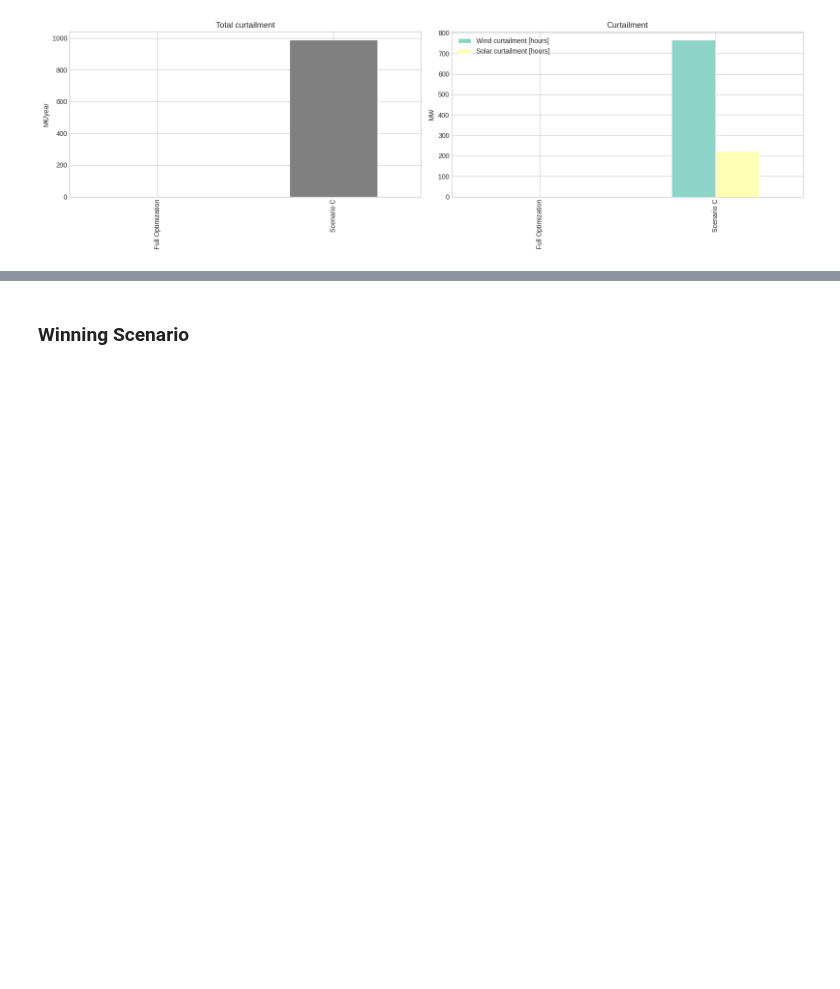
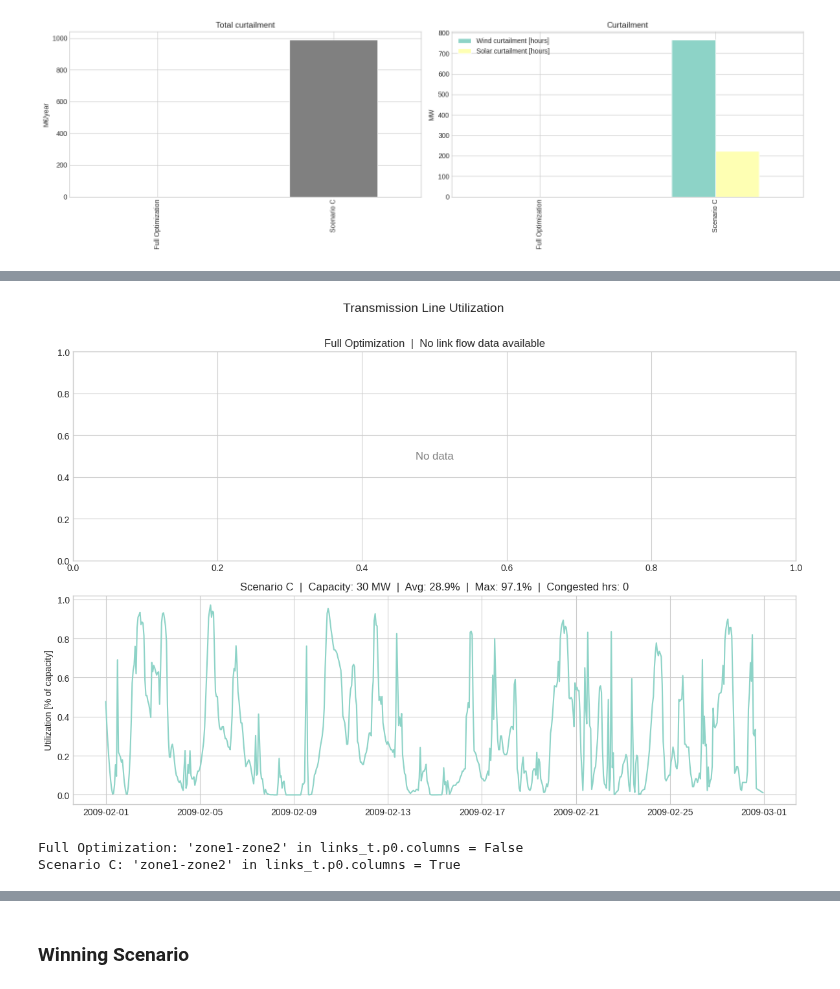
Before and after one commit to karivero/esi_final_repo, a Jupyter notebook: final_esi/ESI_Assignment/combined_submission.ipynb, the cells around one changed output, grey strips where cells are left out. Cells and saved outputs as stored; diff of their text form; code cells hidden in the pictures; blank space fills up the shorter version.

```diff
--- a/final_esi/ESI_Assignment/combined_submission.ipynb
+++ b/final_esi/ESI_Assignment/combined_submission.ipynb
@@ -1021,0 +1030,11 @@ plt.tight_layout(); plt.show()
+# %%
+plot_line_utilization({"Full Optimization": networks["Full Optimization"],
+                       "Scenario C": networks["Scenario C"]})
+# %% [output]
+[figure, added]
+# %%
+for label, n in networks.items():
+    print(f"{label}: 'zone1-zone2' in links_t.p0.columns = {'zone1-zone2' in n.links_t.p0.columns}")
+# %% [output]
+Full Optimization: 'zone1-zone2' in links_t.p0.columns = False
+Scenario C: 'zone1-zone2' in links_t.p0.columns = True
```
Also changed, not shown: parts of 16 cells of this notebook, 1 other file.
